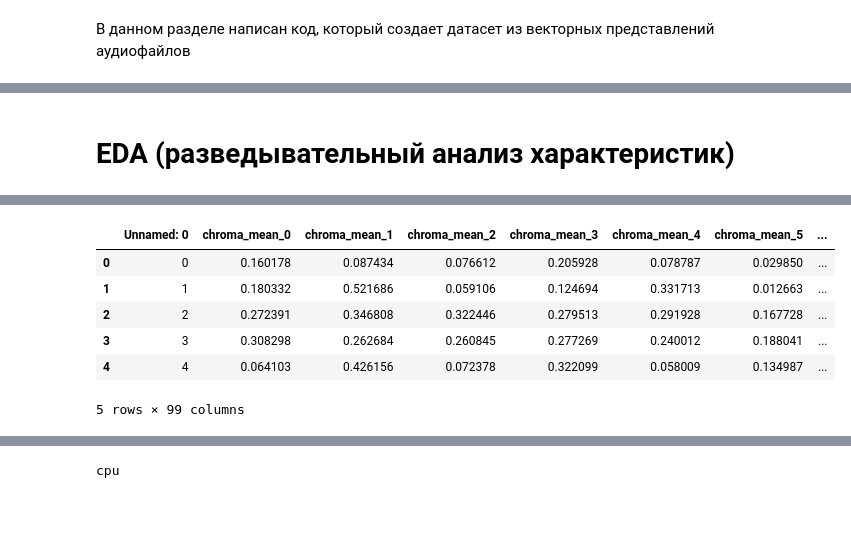
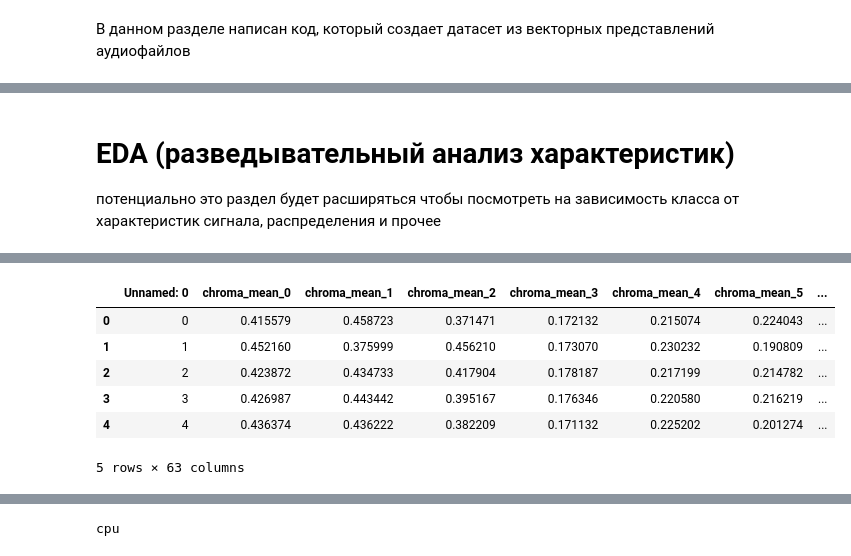
Before and after one commit to Yaroslav-siberia/audio_classification, a Jupyter notebook: 3.Classification by vector.ipynb, the cells around one changed output, grey strips where cells are left out. Saved outputs shown, nothing was run; the diff lists cells and outputs as text; code cells hidden in the pictures; blank space fills up the shorter version.

```diff
--- a/3.Classification by vector.ipynb
+++ b/3.Classification by vector.ipynb
@@ -139,4 +168,6 @@ df.to_csv('./out24.csv')
 # %% [markdown]
 # EDA (разведывательный анализ характеристик)
+
+потенциально это раздел будет расширяться чтобы посмотреть на зависимость класса от характеристик сигнала, распределения и прочее
 # %% [markdown]
 ![0*ZMjHWzzdOB48jTSt.png](attachment:0*ZMjHWzzdOB48jTSt.png)
@@ -157,11 +174,11 @@ from sklearn.metrics import confusion_matrix, classification_report
 # %%
-df = pd.read_csv('./out24.csv')
+df = pd.read_csv('./out6.csv')
 df.head()
 # %% [output]
 |  | Unnamed: 0 | chroma_mean_0 | chroma_mean_1 | chroma_mean_2 | chroma_mean_3 | chroma_mean_4 | chroma_mean_5 | ... |
-| 0 | 0 | 0.160178 | 0.087434 | 0.076612 | 0.205928 | 0.078787 | 0.029850 | ... |
-| 1 | 1 | 0.180332 | 0.521686 | 0.059106 | 0.124694 | 0.331713 | 0.012663 | ... |
-| 2 | 2 | 0.272391 | 0.346808 | 0.322446 | 0.279513 | 0.291928 | 0.167728 | ... |
-| 3 | 3 | 0.308298 | 0.262684 | 0.260845 | 0.277269 | 0.240012 | 0.188041 | ... |
-| 4 | 4 | 0.064103 | 0.426156 | 0.072378 | 0.322099 | 0.058009 | 0.134987 | ... |
+| 0 | 0 | 0.415579 | 0.458723 | 0.371471 | 0.172132 | 0.215074 | 0.224043 | ... |
+| 1 | 1 | 0.452160 | 0.375999 | 0.456210 | 0.173070 | 0.230232 | 0.190809 | ... |
+| 2 | 2 | 0.423872 | 0.434733 | 0.417904 | 0.178187 | 0.217199 | 0.214782 | ... |
+| 3 | 3 | 0.426987 | 0.443442 | 0.395167 | 0.176346 | 0.220580 | 0.216219 | ... |
+| 4 | 4 | 0.436374 | 0.436222 | 0.382209 | 0.171132 | 0.225202 | 0.201274 | ... |
-5 rows × 99 columns
+5 rows × 63 columns
```
Also changed, not shown: parts of 43 cells of this notebook, 3 other files.
